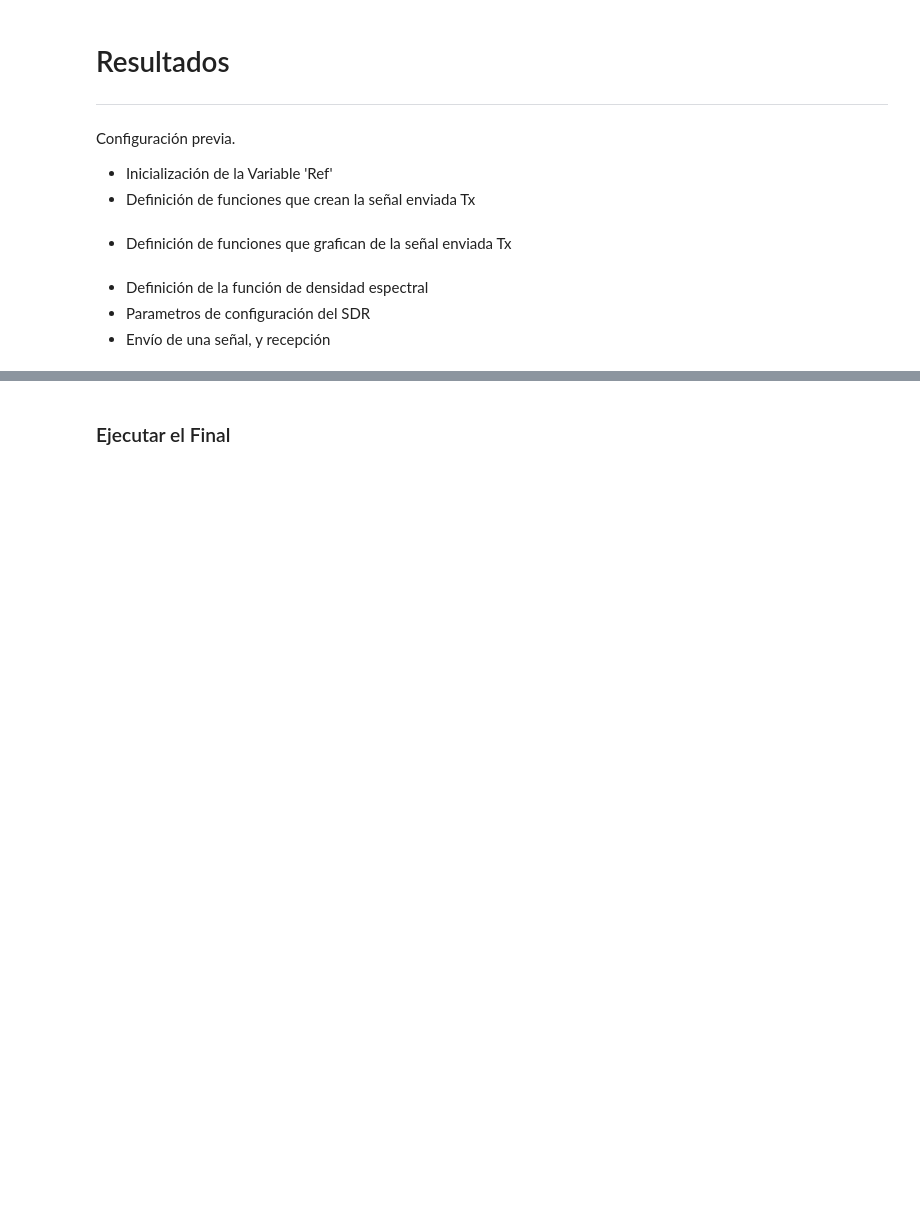
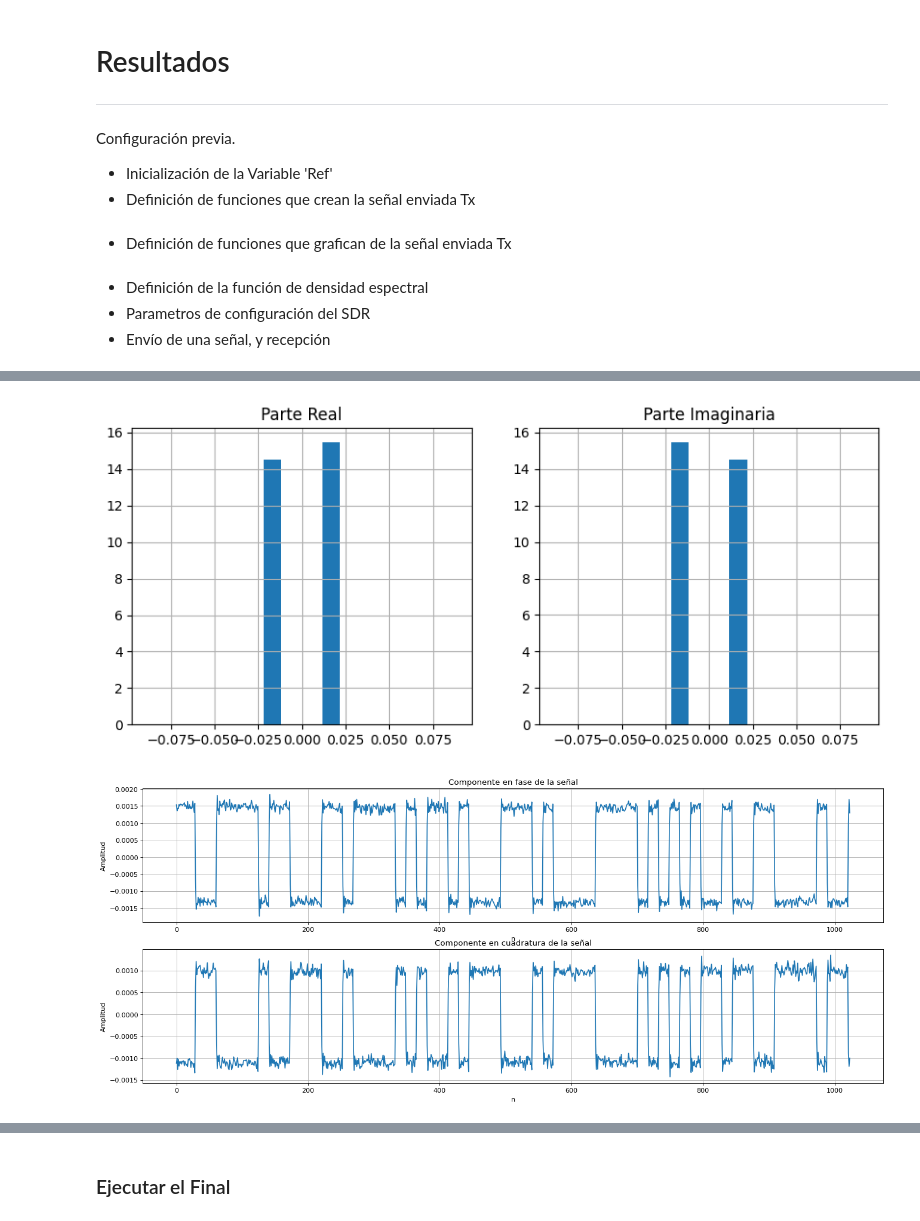
Before and after one commit to GastonFernandez00/Comunicaciones-Digitales, a Jupyter notebook: SDR Ejercicios/EjercicioTP3.ipynb, the cells around one changed output, grey strips where cells are left out. Saved outputs shown, nothing was run; the diff lists cells and outputs as text; code cells hidden in the pictures; blank space fills up the shorter version.

```diff
--- a/SDR Ejercicios/EjercicioTP3.ipynb
+++ b/SDR Ejercicios/EjercicioTP3.ipynb
@@ -30,12 +30,14 @@ Configuración previa.
 import adi
 import numpy as np
 import matplotlib.pyplot as plt
-Uri = "ip:192.168.1.32"
+Uri = "ip:192.168.1.36"
 sdr  = adi.Pluto(Uri)
 
 nSamples     = 2**20
 samplingRate = 2.0e6
 frec         = samplingRate/8
+
+# Inicialización de Ref
 Ref = 0.5
 
 z = np.random.uniform(size = nSamples)
@@ -126,0 +141,19 @@ plt.show()
+# %%
+rxNormalizada = rxSignal/np.var(rxSignal)
+
+plt.figure(figsize=(10,4))
+plt.subplot(1,2,1)
+plt.grid()
+plt.title("Parte Real")
+plt.hist(np.real(rxNormalizada),density=True,bins=6,range=(-.1,.1),rwidth=0.3)
+
+plt.subplot(1,2,2)
+plt.grid()
+plt.title("Parte Imaginaria")
+plt.hist(np.imag(rxNormalizada),density=True,bins=6,range=(-.1,.1),rwidth=0.3)
+
+plotSignal(rxNormalizada[0:1400])
+plt.show()
+# %% [output]
+[figure, added]
+[figure, added]
```
Also changed, not shown: parts of 9 cells of this notebook.
